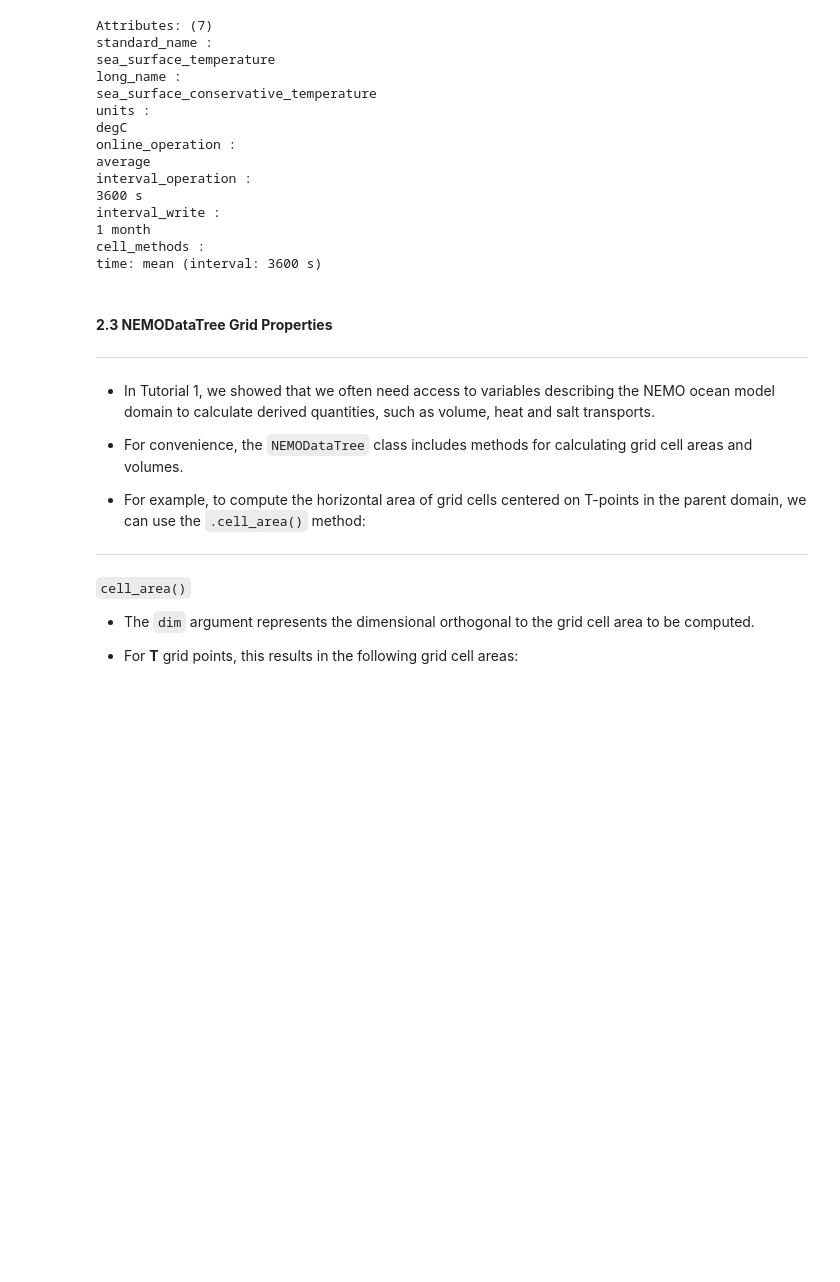
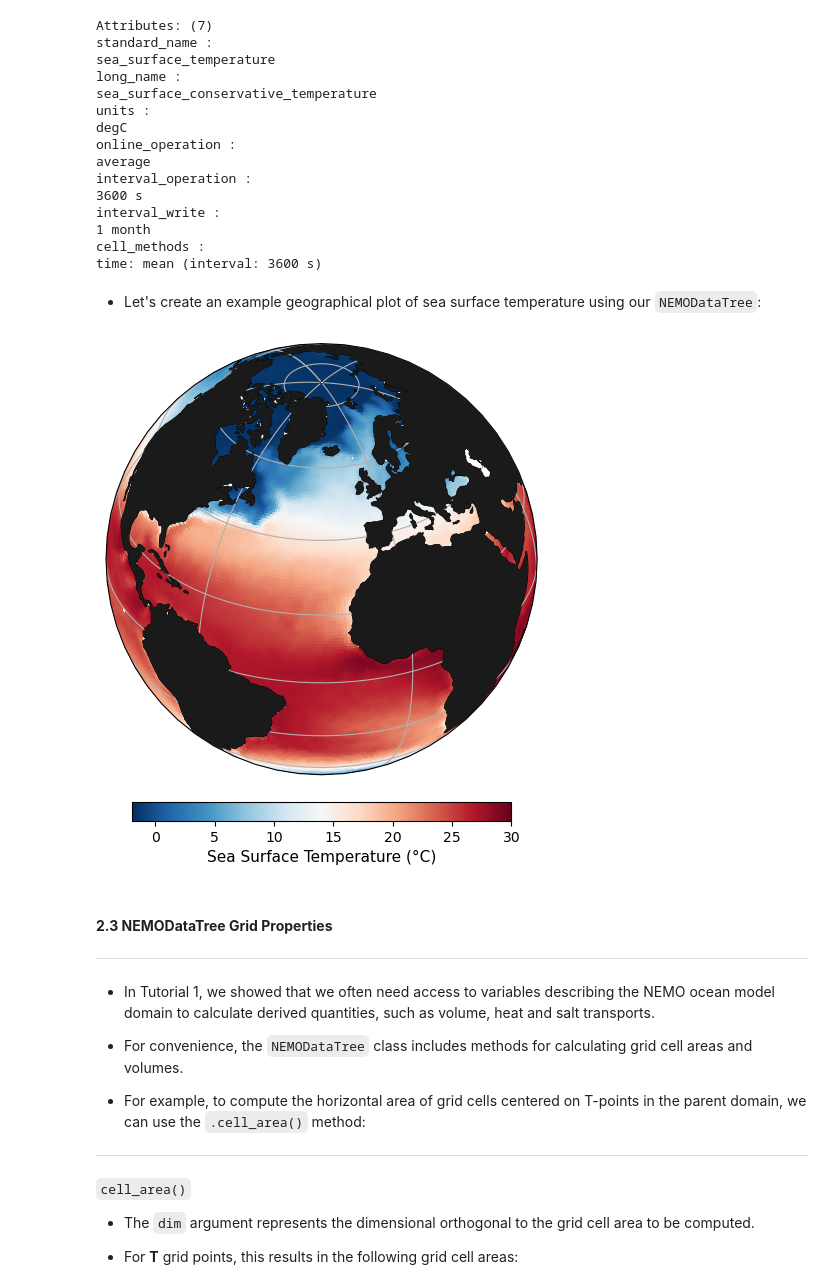
Before and after one commit to NOC-MSM/NOC_NPD_Hackathon, a Jupyter notebook: tutorials/tutorial_2_getting_started_with_nemo_cookbook.ipynb, the cells around one changed output. Cells and saved outputs as stored; diff of their text form; code cells hidden in the pictures; blank space fills up the shorter version.

Commit message:
Updated Tutorial 2 - NEMO Cookbook - added geographical plotting and exercises.

```diff
--- a/tutorials/tutorial_2_getting_started_with_nemo_cookbook.ipynb
+++ b/tutorials/tutorial_2_getting_started_with_nemo_cookbook.ipynb
@@ -479,6 +481,35 @@ interval_write :
 1 month
 cell_methods :
 time: mean (interval: 3600 s)
+# %% [markdown]
+* Let's create an example geographical plot of sea surface temperature using our `NEMODataTree`:
+# %%
+fig = plt.figure(figsize=(7, 7))
+
+# Define axes using orthographic projection centred on the North Atlantic:
+proj = ccrs.Orthographic(central_longitude=-25, central_latitude=35)
+ax = plt.axes(projection=proj)
+
+# Add coastlines, land feature, and gridlines:
+ax.coastlines(resolution='110m', linewidth=0.8)
+ax.add_feature(cfeature.LAND, facecolor='0.1', edgecolor='0.1', linewidth=0.2, zorder=4)
+ax.gridlines(draw_labels=False, dms=True, x_inline=False, y_inline=False)
+
+# Plot initial eORCA1 ERA5v1 sea surface temperature:
+c_parent = ax.pcolormesh(nemo_npd["gridT"]["glamt"], nemo_npd["gridT"]["gphit"], nemo_npd["gridT/tos_con"].isel(time_counter=0),
+                         transform=ccrs.PlateCarree(),
+                         cmap="RdBu_r", shading="auto",
+                         vmin=-2, vmax=30,
+                         zorder=1)
+
+# Add colorbar with label:
+cb = plt.colorbar(c_parent, orientation="horizontal", pad=0.05, shrink=0.7)
+cb.set_label("Sea Surface Temperature (°C)", fontsize=11)
+
+# Save the figure:
+# plt.savefig("./eORCA1_ERA5v1_SST_.png", dpi=300, bbox_inches='tight')
+# %% [output]
+[figure, added]
 # %% [markdown]
 #### **2.3 NEMODataTree Grid Properties**
 ---
```
Also changed, not shown: parts of 5 cells of this notebook.
